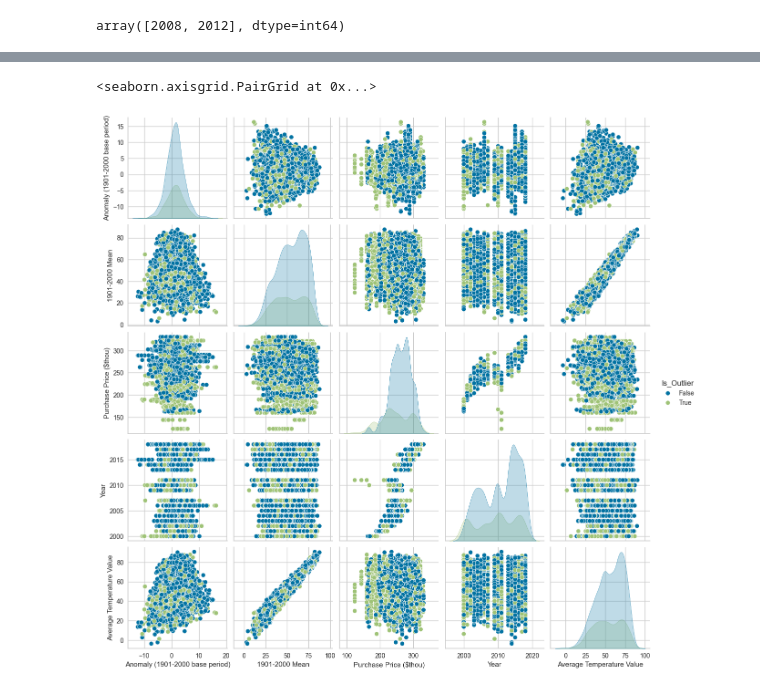
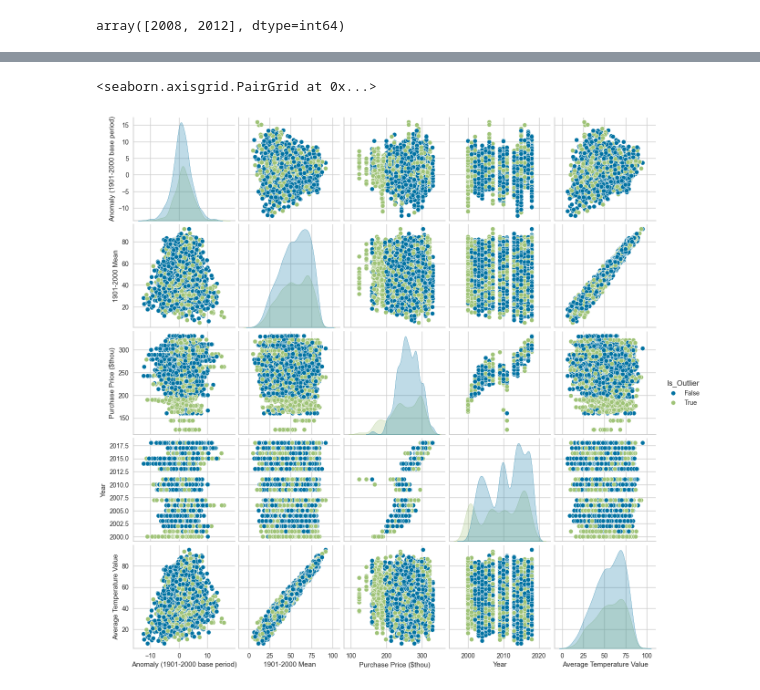
Before and after one commit to MLFP-90803-SP24-FinalProjects/Team17-FinalProject, a Jupyter notebook: Q1_RANSAC_Regression.ipynb, the cells around one changed output, grey strips where cells are left out. Drawn from its saved outputs; the diff is of its cells as text; code cells hidden in the pictures.

```diff
--- a/Q1_RANSAC_Regression.ipynb
+++ b/Q1_RANSAC_Regression.ipynb
@@ -73,6 +73,10 @@ def ransac_linear(X_train, y_train, X_test, y_test, data_df=pd.DataFrame(), seed
         outlier_mask = np.logical_not(ransac.inlier_mask_)
         data_df['Is_Outlier'] = outlier_mask
         outlier_count = data_df[data_df['Is_Outlier'] == True].shape[0]
+    else:
+        print("The dataframe you passed in was empty.")
+
+    print("Outlier count: ", outlier_count)
 
     return mse_train, mse_test, r2_train, r2_test, data_df, outlier_count, ransac.estimator_.coef_
 
@@ -82,6 +86,8 @@ def run_several_ransac_linear(n_to_run, X_train, y_train, X_test, y_test, data_d
     r2_trains = []
     r2_tests = []
     outlier_count = []
+    if data_df.empty:
+        print("Warning -- the dataframe is empty.")
     for x in range(n_to_run):
         results = ransac_linear(X_train, y_train, X_test, y_test, data_df, x)
         mse_trains.append(results[0])
@@ -243,3 +272,0 @@ merged_scaled_data_df = merge_dfs(us_counties, scaled_data_df_no_2008)
-# %%
-results = ransac_linear(scaled_X_train_selected, scaled_y_train, scaled_X_test_selected, \
-    scaled_y_test, train_scaled_selected, 3)
@@ -274 +382,4 @@ array([2000, 2001, 2002, 2003, 2004, 2005, 2006, 2007, 2009, 2010, 2011,
+# %%
+# I know that Month was removed for feature selection but it is necessary for plotting.
+results['Month'] = train_no_2008['Month']
 # %%
@@ -305,8 +399,8 @@ outlier_counties
 # %%
-s = ransac_data[['Anomaly (1901-2000 base period)', '1901-2000 Mean', 'Purchase Price ($thou)', 'Year', 'Average Temperature Value', 'Is_Outlier']].sample(5000)
+s = results[['Anomaly (1901-2000 base period)', '1901-2000 Mean', 'Purchase Price ($thou)', 'Year', 'Average Temperature Value', 'Is_Outlier']].sample(5000)
 sns.pairplot(data=s, hue='Is_Outlier')
 # %% [output]
 <seaborn.axisgrid.PairGrid at 0x...>
-[figure, old version]
+[figure, new version]
 # %%
 data = pd.read_csv("all_data.csv", index_col=0)
```
Also changed, not shown: parts of 31 cells of this notebook.
